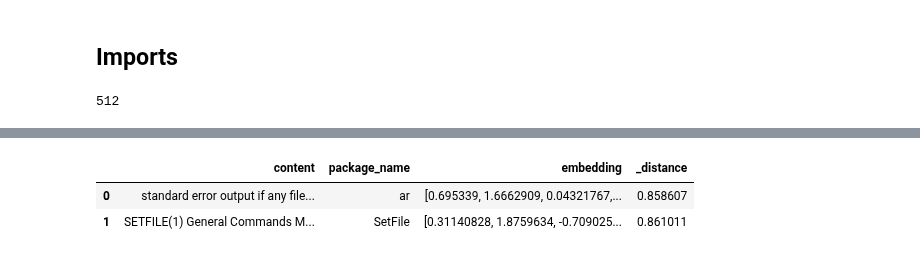
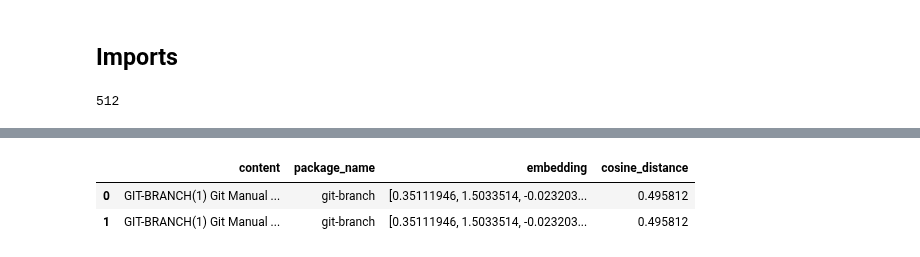
Before and after one commit to alg747/shell_sage, a Jupyter notebook: nbs/02_rag.ipynb, the cells around one changed output, grey strips where cells are left out. Saved outputs shown, nothing was run; the diff lists cells and outputs as text; code cells hidden in the pictures.

```diff
--- a/nbs/02_rag.ipynb
+++ b/nbs/02_rag.ipynb
@@ -109,13 +110,16 @@ def index_man_pages(cmds, pages):
 index_man_pages(cmds, pages)
 # %%
 #| export
-def search(query):
-    q_emb = model.encode([query])
-    return tbl.search(q_emb).metric("cosine").limit(2).to_pandas()
+def search(q: str, limit: int=2, threshold: float=0.8):
+    q_emb = model.encode([q])
+    df = tbl.search(q_emb).metric("cosine").limit(limit).to_pandas()
+    df = df.rename(columns={"_distance": "cosine_distance"})
+    df = df[df.cosine_distance < 1 -threshold]
+    return df
 # %%
-df = search("How can I change my current branch?")
+df = search("How can I change my current branch?", threshold=0.5)
 df.head()
 # %% [output]
-|  | content | package_name | embedding | _distance |
-| 0 | standard error output if any file... | ar | [0.695339, 1.6662909, 0.04321767,... | 0.858607 |
-| 1 | SETFILE(1) General Commands M... | SetFile | [0.31140828, 1.8759634, -0.709025... | 0.861011 |
+|  | content | package_name | embedding | cosine_distance |
+| 0 | GIT-BRANCH(1) Git Manual ... | git-branch | [0.35111946, 1.5033514, -0.023203... | 0.495812 |
+| 1 | GIT-BRANCH(1) Git Manual ... | git-branch | [0.35111946, 1.5033514, -0.023203... | 0.495812 |
```
Also changed, not shown: parts of 6 cells of this notebook, 8 other files.
